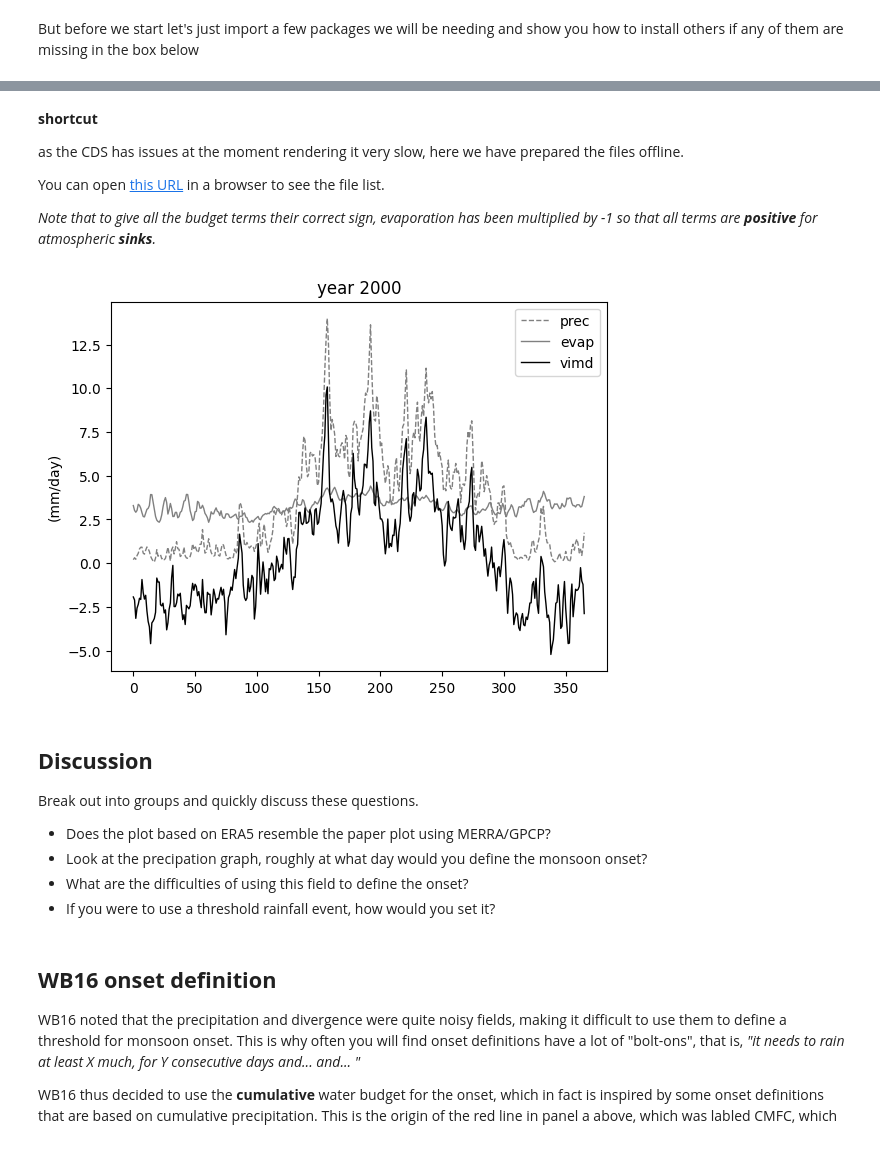
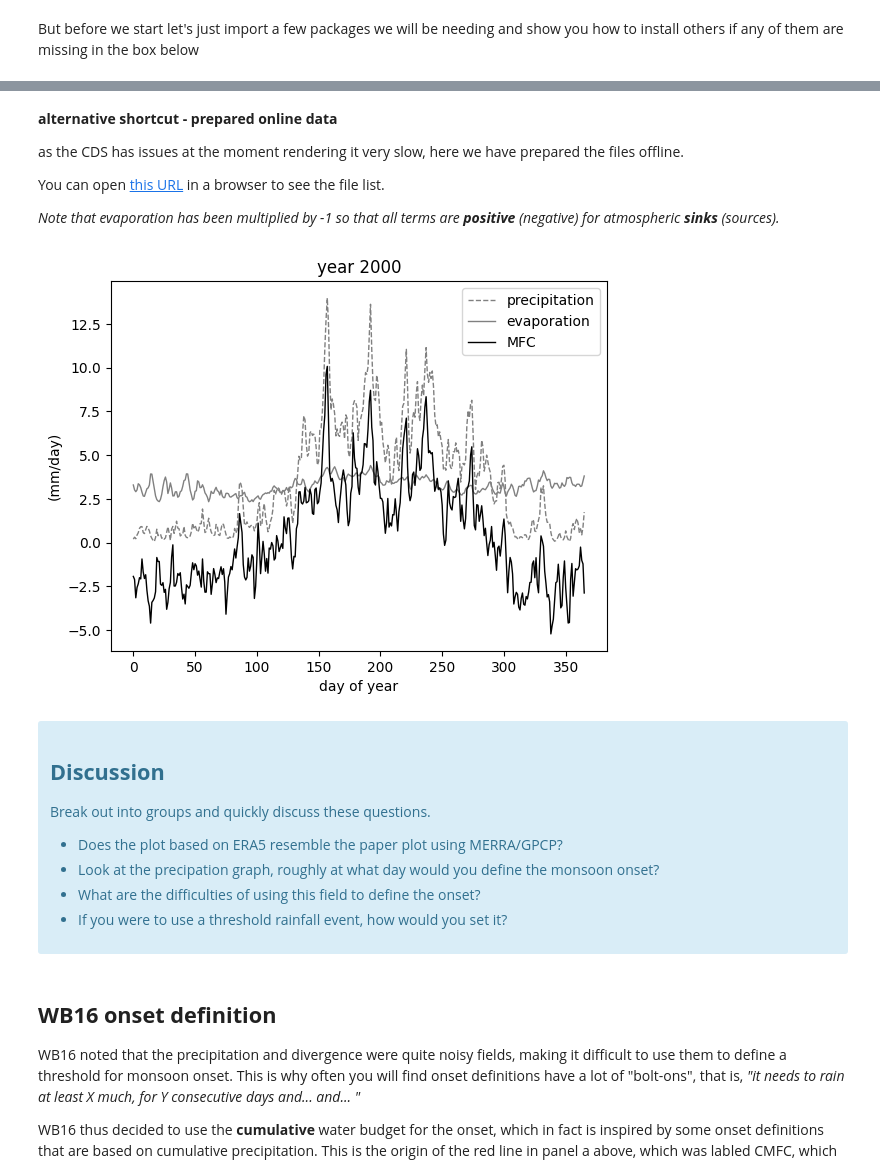
Before and after one commit to spencerahill/climate-book, a Jupyter notebook: notebooks/monsoon_onset.ipynb, the cells around one changed output, grey strips where cells are left out. Saved outputs shown, nothing was run; the diff lists cells and outputs as text; code cells hidden in the pictures.

```diff
--- a/notebooks/monsoon_onset.ipynb
+++ b/notebooks/monsoon_onset.ipynb
@@ -117,13 +135,13 @@ if get_cds:
             client.retrieve(dataset, request).download(ifile)
             cdo.fldmean(input="-sellonlatbox,60,100,10,30 "+ifile,output=ofile)
 # %% [markdown]
-**shortcut**
+**alternative shortcut - prepared online data**
 
 as the CDS has issues at the moment rendering it very slow, here we have prepared the files offline.
 
 You can open [this URL](http://clima-dods.ictp.it/Users/tompkins/monsoons/data/) in a browser to see the file list.
 
-*Note that to give all the budget terms their correct sign, evaporation has been multiplied by -1 so that all terms are **positive** for atmospheric **sinks**.*
+*Note that evaporation has been multiplied by -1 so that all terms are **positive** (negative) for atmospheric **sinks** (sources).*
 # %%
 #
 # Let's just plot the moisture flux convergence.
@@ -155,24 +178,34 @@ for ivar,var in enumerate(vars):
 def plotyear(dlist):
     fig,ax = plt.subplots()
 
+    # hard wired
     lstyles=["dashed","solid","solid"]
     lwidths=[1,1,1]
     lcols=["grey","grey","black"]
 
+    # fudge to correct labels to something nicer
+    labels={"evap":"evaporation","prec":"precipitation","vimd":"MFC"}
     for ivar,var in enumerate(dlist):
         ax.plot(var["data"],
                 linestyle=lstyles[ivar],
                 linewidth=lwidths[ivar],
-                color=lcols[ivar],label=var["var"])
+                color=lcols[ivar],label=labels[var["var"]])
+    ax.set_xlabel("day of year")
     ax.set_ylabel("(mm/day)")
     ax.set_title("year "+str(var["year"]))
     ax.legend()
     return(fig,ax)
 # %%
+lstyles=["dashed","solid","solid"]
+lwidths=[1,1,1]
+lcols=["grey","grey","black"]
+
 fig,ax=plotyear(dlist)
 # %% [output]
-[figure, old version]
+[figure, new version]
 # %% [markdown]
+<div class="alert alert-block alert-info">
+
 ## **Discussion**
 
 Break out into groups and quickly discuss these questions.
@@ -181,6 +214,7 @@ Break out into groups and quickly discuss these questions.
 - Look at the precipation graph, roughly at what day would you define the monsoon onset?
 - What are the difficulties of using this field to define the onset?
 - If you were to use a threshold rainfall event, how would you set it?
+</div>
 # %% [markdown]
 ## **WB16 onset definition**
 
```
Also changed, not shown: parts of 24 cells of this notebook, 1 other file.
